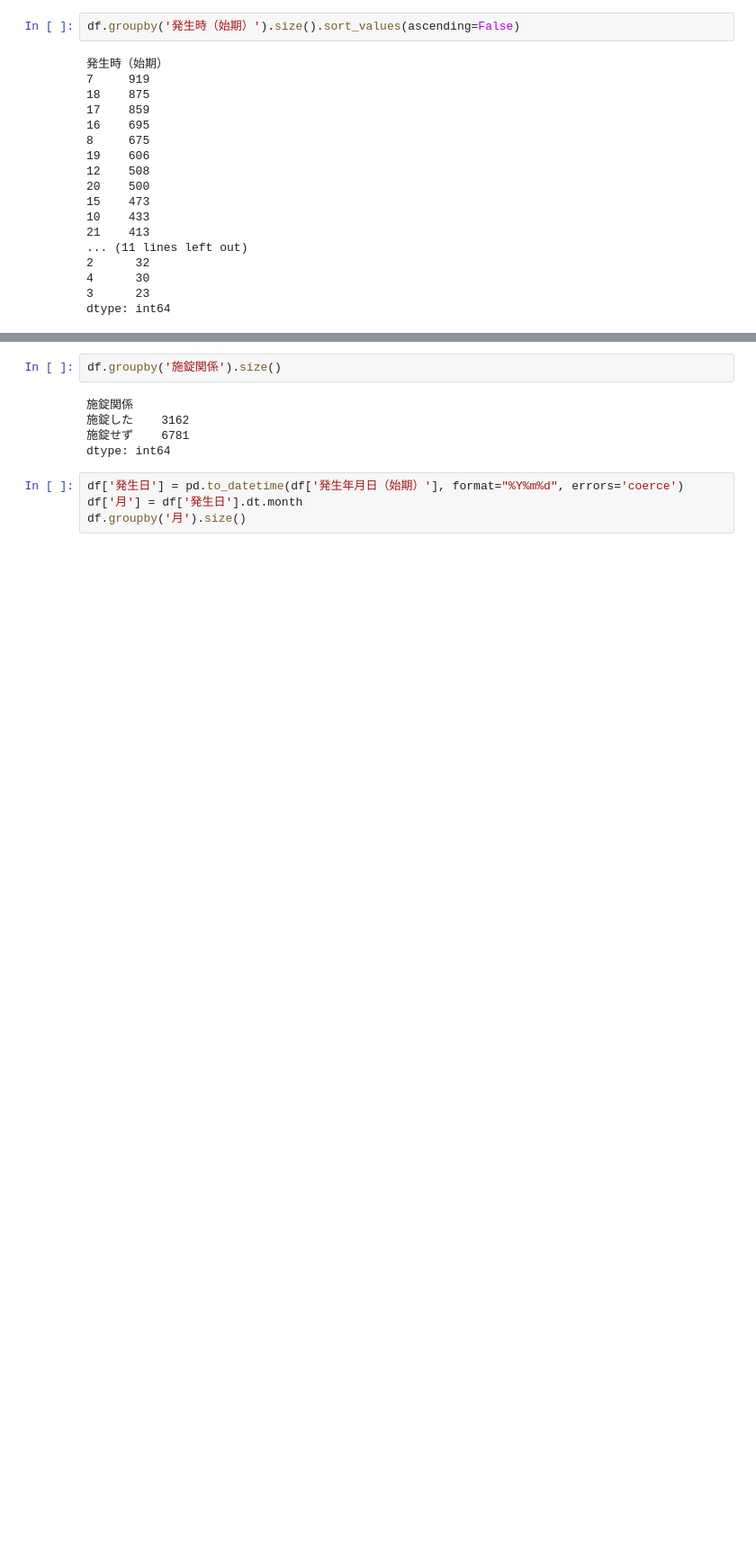
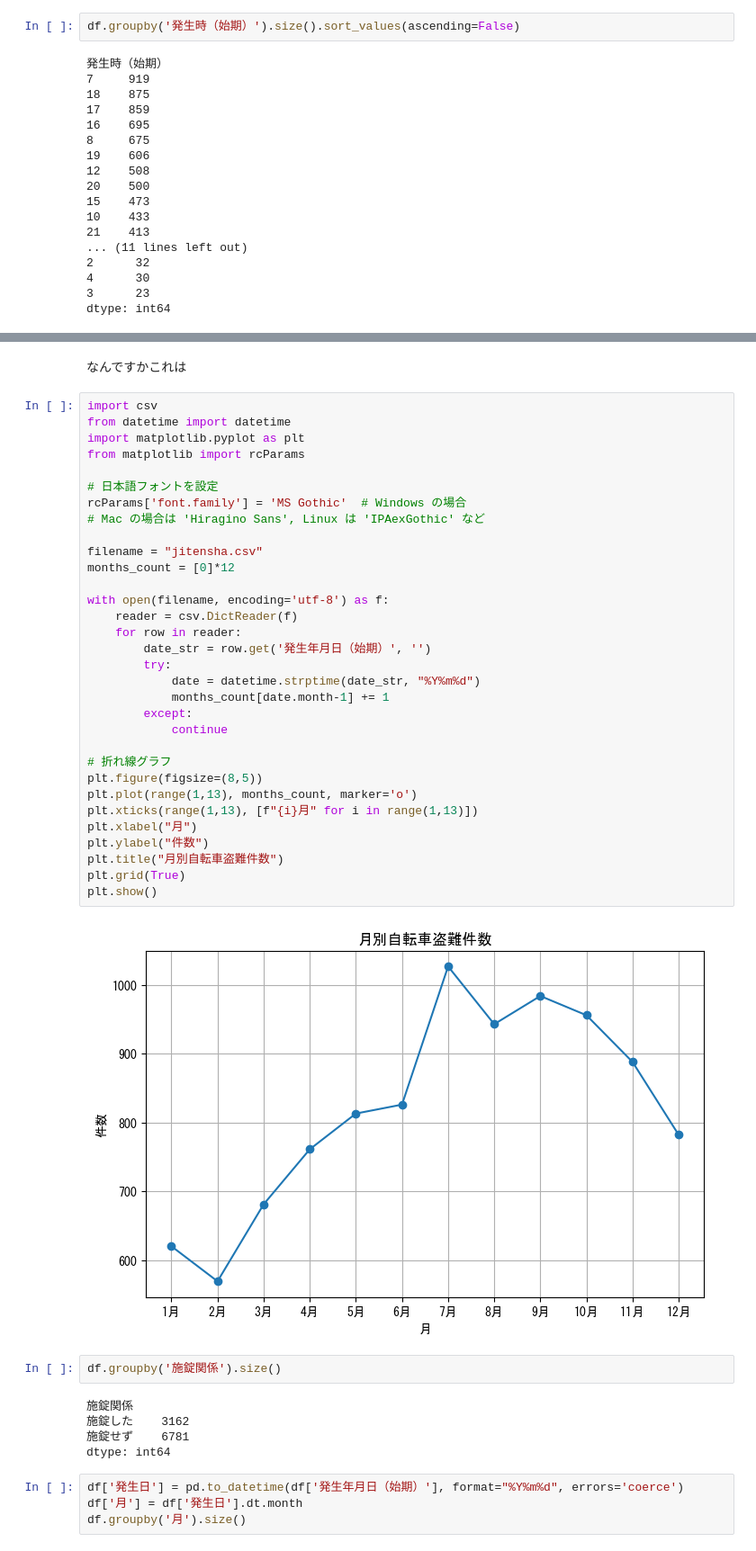
Before and after one commit to awano-kakeru/me, a Jupyter notebook: Week8/jitensha.ipynb, the cells around one changed output, grey strips where cells are left out. Shown at 90% size. Saved outputs shown, nothing was run; the diff lists cells and outputs as text; blank space fills up the shorter version.

Commit message:
jitensha.ipynb を更新

```diff
--- a/Week8/jitensha.ipynb
+++ b/Week8/jitensha.ipynb
@@ -53,3 +96,39 @@ dtype: int64
+# %% [markdown]
+なんですかこれは
+# %%
+import csv
+from datetime import datetime
+import matplotlib.pyplot as plt
+from matplotlib import rcParams
+
+# 日本語フォントを設定
+rcParams['font.family'] = 'MS Gothic'  # Windows の場合
+# Mac の場合は 'Hiragino Sans', Linux は 'IPAexGothic' など
+
+filename = "jitensha.csv"
+months_count = [0]*12
+
+with open(filename, encoding='utf-8') as f:
+    reader = csv.DictReader(f)
+    for row in reader:
+        date_str = row.get('発生年月日（始期）', '')
+        try:
+            date = datetime.strptime(date_str, "%Y%m%d")
+            months_count[date.month-1] += 1
+        except:
+            continue
+
+# 折れ線グラフ
+plt.figure(figsize=(8,5))
+plt.plot(range(1,13), months_count, marker='o')
+plt.xticks(range(1,13), [f"{i}月" for i in range(1,13)])
+plt.xlabel("月")
+plt.ylabel("件数")
+plt.title("月別自転車盗難件数")
+plt.grid(True)
+plt.show()
+# %% [output]
+[figure, added]
 # %%
 df.groupby('施錠関係').size()
 # %% [output]
```
Also changed, not shown: parts of 6 cells of this notebook.
